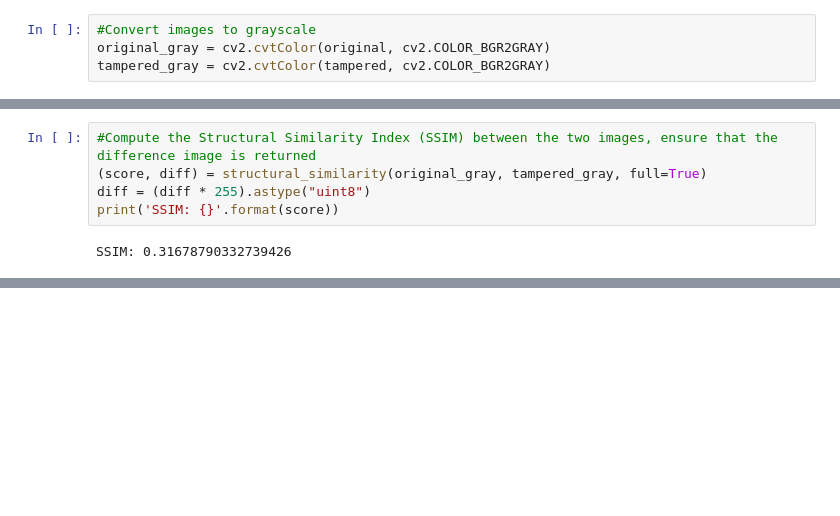
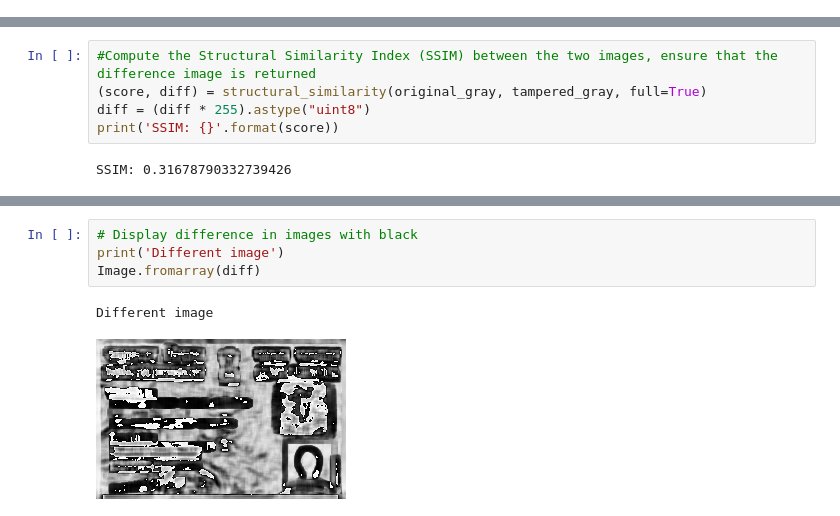
Before and after one commit to DHILL2123/Pan_Card_Detection, a Jupyter notebook: Pan_Card_Detection.ipynb, the cells around one changed output, grey strips where cells are left out. Drawn from its saved outputs; the diff is of its cells as text; blank space fills up the shorter version.

```diff
--- a/Pan_Card_Detection.ipynb
+++ b/Pan_Card_Detection.ipynb
@@ -64,7 +64,3 @@ tampered
 #Load two input images using cv2
 original = cv2.imread('pan_card_tampering/image/original.png')
 tampered = cv2.imread('pan_card_tampering/image/tampered.png')
-# %%
-#Convert images to grayscale
-original_gray = cv2.cvtColor(original, cv2.COLOR_BGR2GRAY)
-tampered_gray = cv2.cvtColor(tampered, cv2.COLOR_BGR2GRAY)
@@ -82,0 +112,7 @@ cnts = imutils.grab_contours(cnts)
+# %%
+# Display difference in images with black
+print('Different image')
+Image.fromarray(diff)
+# %% [output]
+Different image
+[figure, added]
```
Also changed, not shown: parts of 12 cells of this notebook, 20 other files.
